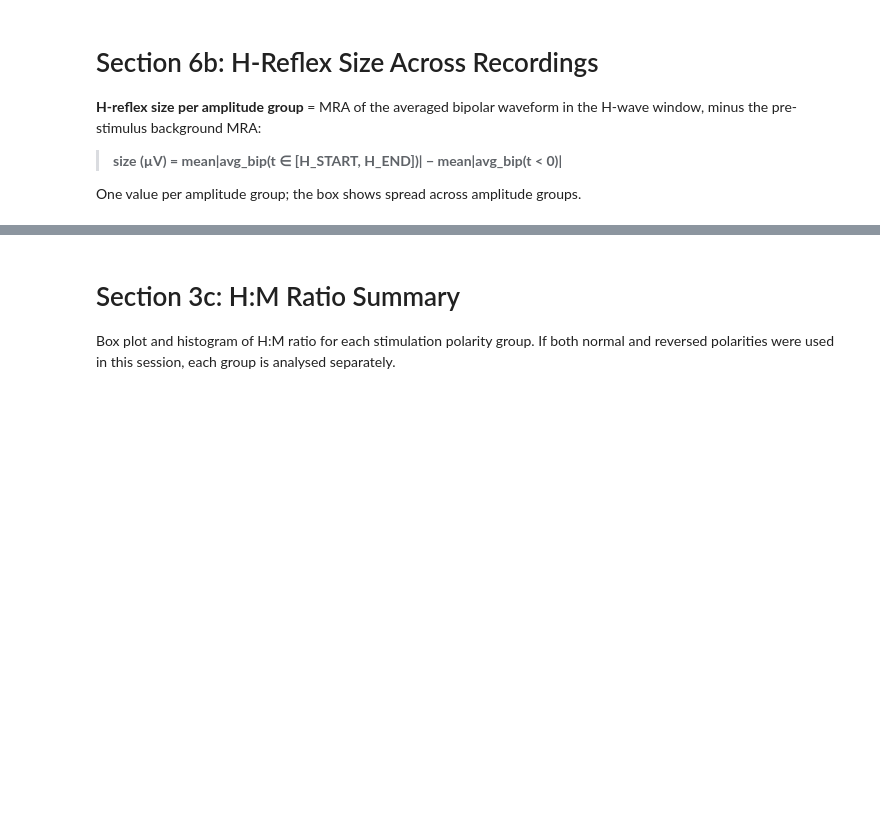
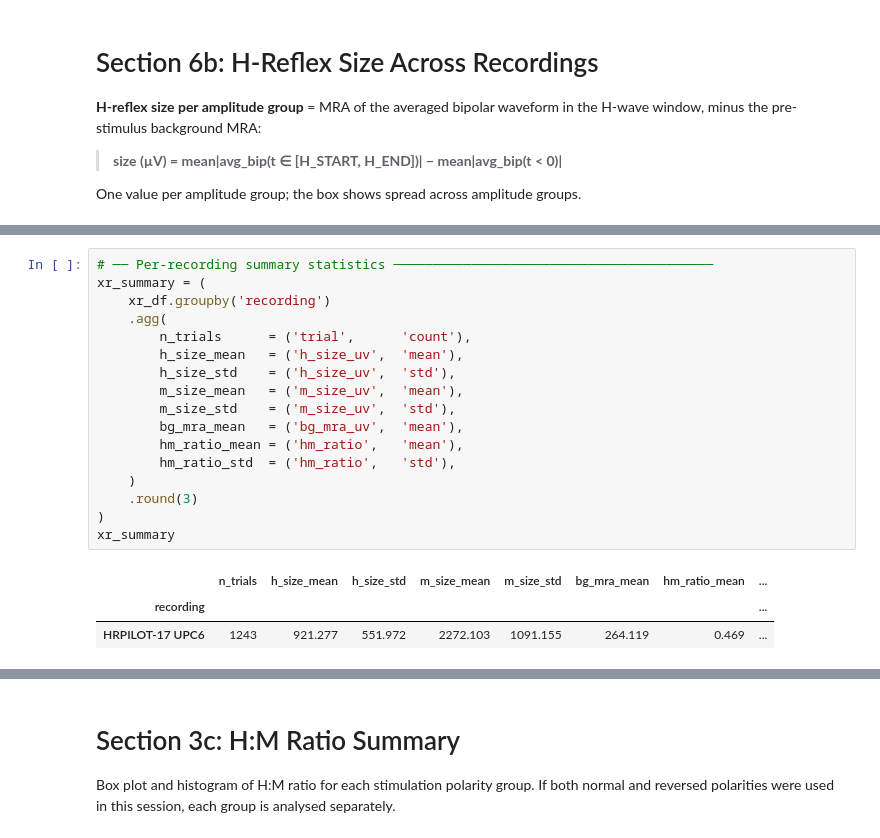
Before and after one commit to yahriels/Open-Ephys-H-Reflex-Python-Data-Analysis, a Jupyter notebook: src/open_ephys/analysis/Read_H-Reflex_App.ipynb, the cells around one changed output, grey strips where cells are left out. Drawn from its saved outputs; the diff is of its cells as text; blank space fills up the shorter version.

```diff
--- a/src/open_ephys/analysis/Read_H-Reflex_App.ipynb
+++ b/src/open_ephys/analysis/Read_H-Reflex_App.ipynb
@@ -565,0 +601,21 @@ _xr_refresh()
+# %%
+# ── Per-recording summary statistics ─────────────────────────────────────────
+xr_summary = (
+    xr_df.groupby('recording')
+    .agg(
+        n_trials      = ('trial',      'count'),
+        h_size_mean   = ('h_size_uv',  'mean'),
+        h_size_std    = ('h_size_uv',  'std'),
+        m_size_mean   = ('m_size_uv',  'mean'),
+        m_size_std    = ('m_size_uv',  'std'),
+        bg_mra_mean   = ('bg_mra_uv',  'mean'),
+        hm_ratio_mean = ('hm_ratio',   'mean'),
+        hm_ratio_std  = ('hm_ratio',   'std'),
+    )
+    .round(3)
+)
+xr_summary
+# %% [output]
+|  | n_trials | h_size_mean | h_size_std | m_size_mean | m_size_std | bg_mra_mean | hm_ratio_mean | ... |
+| recording |  |  |  |  |  |  |  | ... |
+| HRPILOT-17 UPC6 | 1243 | 921.277 | 551.972 | 2272.103 | 1091.155 | 264.119 | 0.469 | ... |
```
Also changed, not shown: parts of 29 cells of this notebook, 22 other files.
